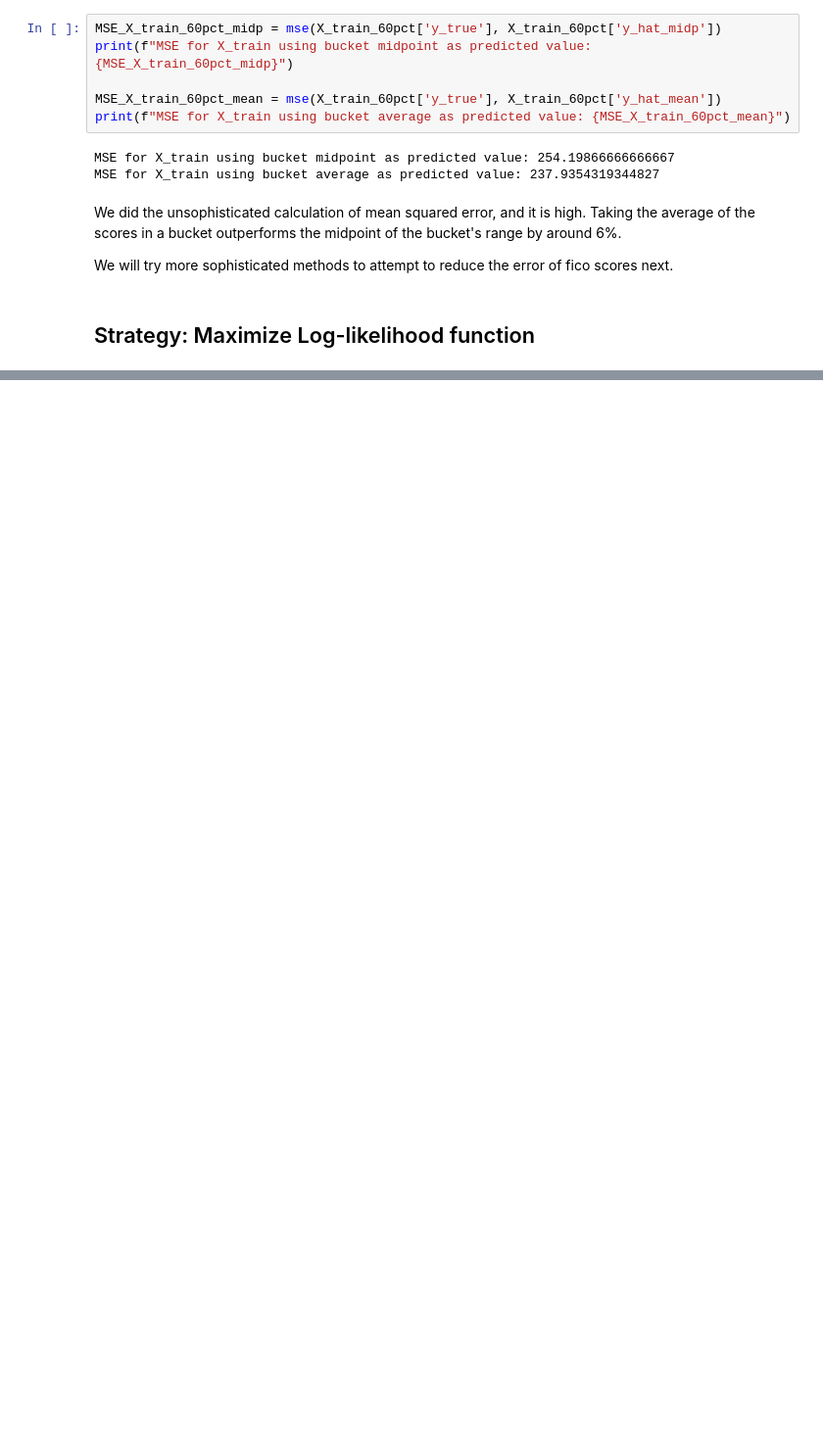
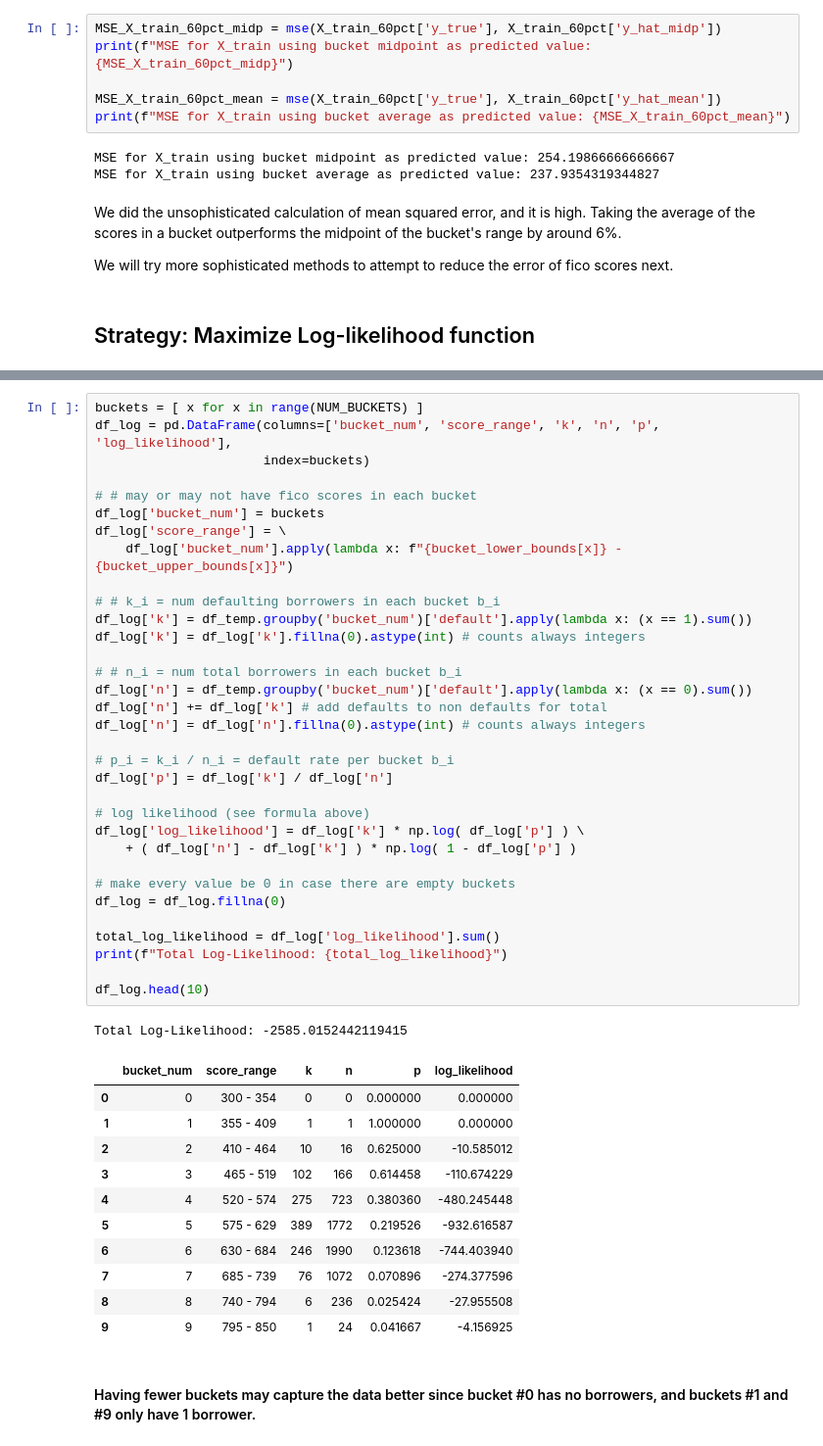
Before and after one commit to rockett-m/JPMC-Quant-Research, a Jupyter notebook: TaskFour/TaskFour_FicoScoreQuantization.ipynb, the cells around one changed output, grey strips where cells are left out. Shown: that part at 98% size. Saved outputs shown, nothing was run; the diff lists cells and outputs as text; blank space fills up the shorter version.

```diff
--- a/TaskFour/TaskFour_FicoScoreQuantization.ipynb
+++ b/TaskFour/TaskFour_FicoScoreQuantization.ipynb
@@ -156,0 +204,48 @@ Where:
+# %%
+buckets = [ x for x in range(NUM_BUCKETS) ]
+df_log = pd.DataFrame(columns=['bucket_num', 'score_range', 'k', 'n', 'p', 'log_likelihood'],
+                      index=buckets)
+
+# # may or may not have fico scores in each bucket
+df_log['bucket_num'] = buckets
+df_log['score_range'] = \
+    df_log['bucket_num'].apply(lambda x: f"{bucket_lower_bounds[x]} - {bucket_upper_bounds[x]}")
+
+# # k_i = num defaulting borrowers in each bucket b_i
+df_log['k'] = df_temp.groupby('bucket_num')['default'].apply(lambda x: (x == 1).sum())
+df_log['k'] = df_log['k'].fillna(0).astype(int) # counts always integers
+
+# # n_i = num total borrowers in each bucket b_i
+df_log['n'] = df_temp.groupby('bucket_num')['default'].apply(lambda x: (x == 0).sum())
+df_log['n'] += df_log['k'] # add defaults to non defaults for total
+df_log['n'] = df_log['n'].fillna(0).astype(int) # counts always integers
+
+# p_i = k_i / n_i = default rate per bucket b_i
+df_log['p'] = df_log['k'] / df_log['n']
+
+# log likelihood (see formula above)
+df_log['log_likelihood'] = df_log['k'] * np.log( df_log['p'] ) \
+    + ( df_log['n'] - df_log['k'] ) * np.log( 1 - df_log['p'] )
+
+# make every value be 0 in case there are empty buckets
+df_log = df_log.fillna(0)
+
+total_log_likelihood = df_log['log_likelihood'].sum()
+print(f"Total Log-Likelihood: {total_log_likelihood}")
+
+df_log.head(10)
+# %% [output]
+Total Log-Likelihood: -2585.0152442119415
+|  | bucket_num | score_range | k | n | p | log_likelihood |
+| 0 | 0 | 300 - 354 | 0 | 0 | 0.000000 | 0.000000 |
+| 1 | 1 | 355 - 409 | 1 | 1 | 1.000000 | 0.000000 |
+| 2 | 2 | 410 - 464 | 10 | 16 | 0.625000 | -10.585012 |
+| 3 | 3 | 465 - 519 | 102 | 166 | 0.614458 | -110.674229 |
+| 4 | 4 | 520 - 574 | 275 | 723 | 0.380360 | -480.245448 |
+| 5 | 5 | 575 - 629 | 389 | 1772 | 0.219526 | -932.616587 |
+| 6 | 6 | 630 - 684 | 246 | 1990 | 0.123618 | -744.403940 |
+| 7 | 7 | 685 - 739 | 76 | 1072 | 0.070896 | -274.377596 |
+| 8 | 8 | 740 - 794 | 6 | 236 | 0.025424 | -27.955508 |
+| 9 | 9 | 795 - 850 | 1 | 24 | 0.041667 | -4.156925 |
+# %% [markdown]
+#### Having fewer buckets may capture the data better since bucket #0 has no borrowers, and buckets #1 and #9 only have 1 borrower.
```
Also changed, not shown: parts of 15 cells of this notebook.
